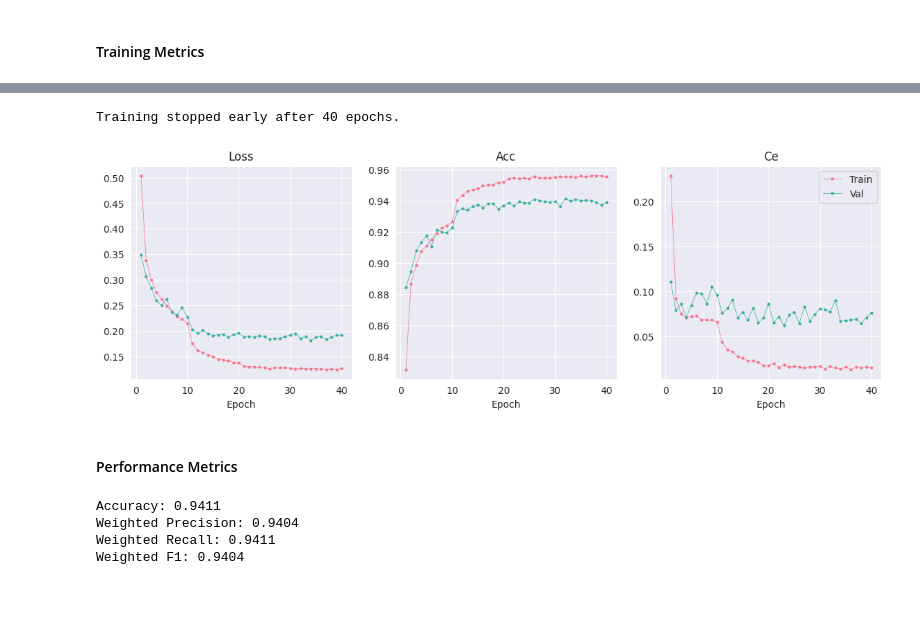
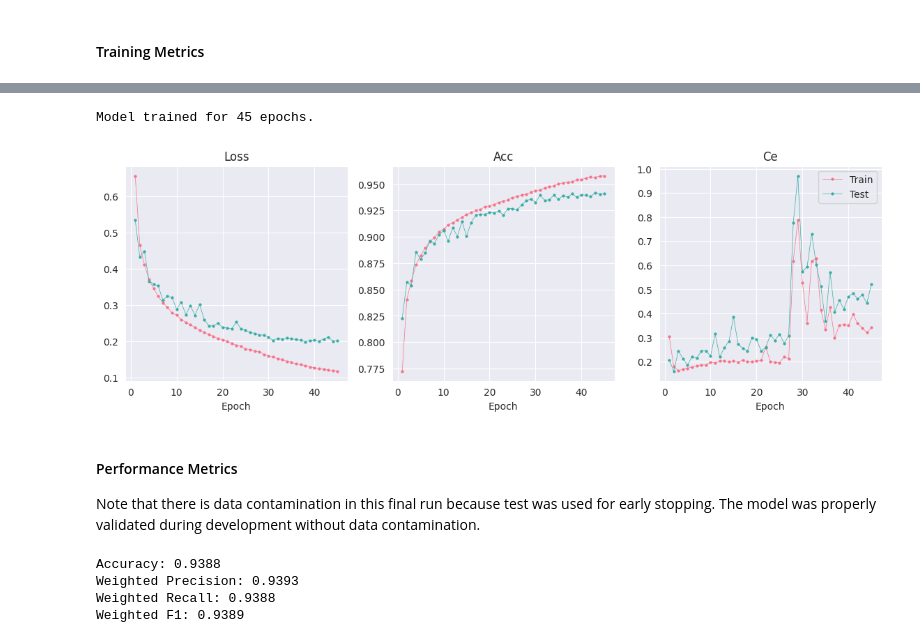
Before and after one commit to sofiar/Analysis_zooplankton, a Jupyter notebook: visualize_results.ipynb, the cells around one changed output, grey strips where cells are left out. Drawn from its saved outputs; the diff is of its cells as text; code cells hidden in the pictures; blank space fills up the shorter version.

Commit message:
train final densenet

```diff
--- a/visualize_results.ipynb
+++ b/visualize_results.ipynb
@@ -5,9 +5,7 @@
 # %%
 # Corresponds to the desired model for displaying results
 
-run_name = '20250627_150251_densenet121'
-run_name = '20250705_131825_resnet50'
-run_name = '20250705_140158_resnet50'
+run_name = 'final_model'
 # %% [markdown]
 #### Notebook & Data Set-Up
 # %%
@@ -29,9 +27,9 @@ from sklearn.preprocessing import label_binarize
 data_directory = '/data/zooplankton_data'
 results_directory = '/home/bushra/Analysis_zooplankton/'
 
-weights_path = os.path.join(results_directory, 'weights', run_name + '.pth')
-predictions_path = os.path.join(results_directory, 'predictions', run_name + '.pth')
-metadata_path = os.path.join(results_directory, 'environment', run_name + '.pth')
+weights_path = os.path.join(results_directory, run_name, 'weights.pth')
+predictions_path = os.path.join(results_directory, run_name, 'predictions.pth')
+metadata_path = os.path.join(results_directory, run_name, 'environment.pth')
 # %%
 # Load predictions
 predictions = torch.load(predictions_path, map_location = torch.device('cpu'))
@@ -92,40 +92,37 @@ Classes:
 # %%
-epochs = hyperparameters['epochs']
 actual_epochs = len(train_metrics['train_acc'])
+print(f'Model trained for {actual_epochs} epochs.')
 
-# Number of Epochs
-if actual_epochs < epochs:
-    epochs_enum = list(range(1, actual_epochs+1))
-    print(f'Training stopped early after {actual_epochs} epochs.')
-else:
-    epochs_enum = list(range(1, epochs+1))
-
+# Plot
 sns.set_style('darkgrid')
 fig, axes = plt.subplots(1, 3, figsize = (14, 4), sharex = True)
 palette = sns.color_palette('husl', n_colors = 2)
 
 metrics = ['loss', 'acc', 'ce']
+epochs_enum = list(range(1, actual_epochs+1))
 
 for i, metric in enumerate(metrics):
     train_values = train_metrics[f'train_{metric}']
-    val_values = train_metrics[f'test_{metric}']
+    test_values = train_metrics[f'test_{metric}']
 
     if metric == 'acc':
-        val_values = [x / 100 for x in val_values]
+        test_values = [x / 100 for x in test_values]
 
     axes[i].plot(epochs_enum, train_values, label = f'Train', marker = 'o', markersize = 2, lw = 0.5, color = palette[0])
-    axes[i].plot(epochs_enum, val_values, label = f'Val', marker = 'o', markersize = 2, lw = 0.5, color = palette[1])
+    axes[i].plot(epochs_enum, test_values, label = f'Test', marker = 'o', markersize = 2, lw = 0.5, color = palette[1])
 
     axes[i].set_title(metric.capitalize())
     axes[i].set_xlabel('Epoch')
 
 plt.legend()
 plt.show()
 # %% [output]
-Training stopped early after 40 epochs.
+Model trained for 45 epochs.
-[figure, old version]
+[figure, new version]
 # %% [markdown]
 #### Performance Metrics
+Note that there is data contamination in this final run because test was used for early stopping.
+The model was properly validated during development without data contamination.
 # %%
 test_acc = accuracy_score(y_true, y_pred)
 test_prec = precision_score(y_true, y_pred, average = 'weighted')
@@ -134,7 +131,7 @@ test_f1 = f1_score(y_true, y_pred, average = 'weighted')
 
 print(f'Accuracy: {test_acc:.4f}\nWeighted Precision: {test_prec:.4f}\nWeighted Recall: {test_recall:.4f}\nWeighted F1: {test_f1:.4f}')
 # %% [output]
-Accuracy: 0.9411
-Weighted Precision: 0.9404
-Weighted Recall: 0.9411
-Weighted F1: 0.9404
+Accuracy: 0.9388
+Weighted Precision: 0.9393
+Weighted Recall: 0.9388
+Weighted F1: 0.9389
```
Also changed, not shown: parts of 9 cells of this notebook, 7 other files.
